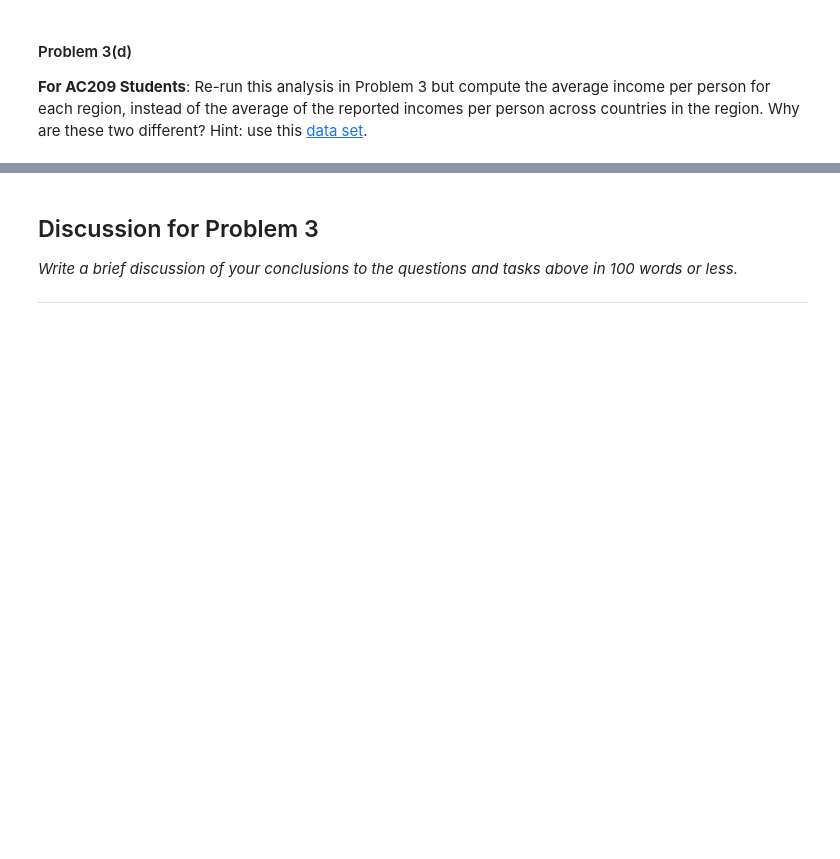
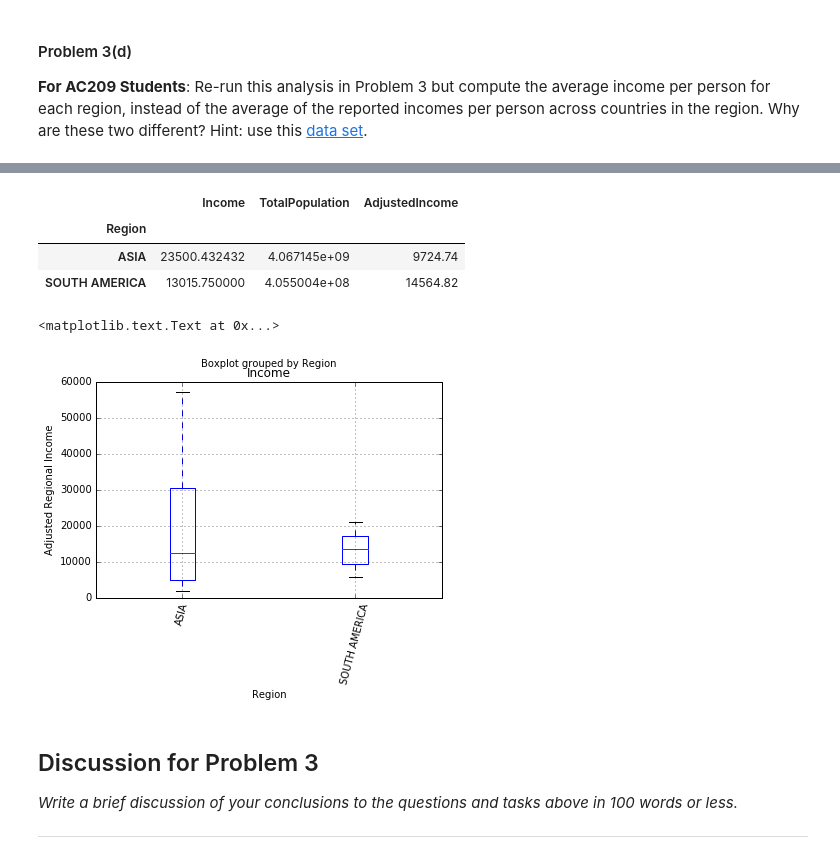
Before and after one commit to FloatFlow/CS109HW, a Jupyter notebook: HW1.ipynb, the cells around one changed output, grey strips where cells are left out. Drawn from its saved outputs; the diff is of its cells as text; code cells hidden in the pictures; blank space fills up the shorter version.

```diff
--- a/HW1.ipynb
+++ b/HW1.ipynb
@@ -393,0 +423,8 @@ Calculate the proportion of countries with income per person that is greater tha
+# %%
+pop_link = 'https://spreadsheets.google.com/pub?key=phAwcNAVuyj0XOoBL_n5tAQ&output=xls'
+pop_s = StringIO.StringIO(requests.get(pop_link).content)
+pop = pd.read_excel(pop_s, sheetname = 'Data')
+
+
+pop.columns = ['Country'] + map(int, list(pop.columns)[1:])
+pop.head()
@@ -393,0 +439,28 @@ Calculate the proportion of countries with income per person that is greater tha
+# %%
+def popmergebyyear(year):
+
+    Income_df = pd.DataFrame(income.ix[year].values, columns = ['Income'])
+    Income_df['Country'] = income.columns
+
+    joined = pd.merge(Income_df, countries, how="inner", on=['Country'])
+
+    Pop_df = pop[['Country', year]]
+
+    joined = pd.merge(joined, Pop_df, how='inner', on=['Country'])
+    joined.columns = list(joined.columns[:-1]) + ['TotalPopulation']
+    joined.Income = np.round(joined.Income.values, 2)
+
+
+    def adjust(df):
+        totpop = df.sum()['TotalPopulation']
+        dfout = df
+        dfout['AdjustedIncome'] = df.Income * df.TotalPopulation / float(totpop)
+        dfout.AdjustedIncome = np.round(dfout.AdjustedIncome.values, 2)
+        return dfout
+
+    grouped = joined.groupby('Region').apply(adjust)
+
+
+    return grouped
+
+popmergebyyear(2012).head()
@@ -393,0 +474,20 @@ Calculate the proportion of countries with income per person that is greater tha
+# %%
+df = popmergebyyear(2012).groupby('Region').sum()
+df.Income = mergeByYear(2012).groupby('Region').mean().Income
+newdf = df.ix[['ASIA', 'SOUTH AMERICA']]
+newdf.head()
+# %% [output]
+|  | Income | TotalPopulation | AdjustedIncome |
+| Region |  |  |  |
+| ASIA | 23500.432432 | 4.067145e+09 | 9724.74 |
+| SOUTH AMERICA | 13015.750000 | 4.055004e+08 | 14564.82 |
+# %%
+df = popmergebyyear(2012)
+df.AdjustedIncome = df['AdjustedIncome']
+df = df.loc[(merge2012.Region == "ASIA") | (merge2012.Region == "SOUTH AMERICA")]
+df.boxplot("Income", by='Region', rot=75)
+plt.ylim(0,60000)
+plt.ylabel('Adjusted Regional Income')
+# %% [output]
+<matplotlib.text.Text at 0x...>
+[figure, added]
```
Also changed, not shown: parts of 13 cells of this notebook.
